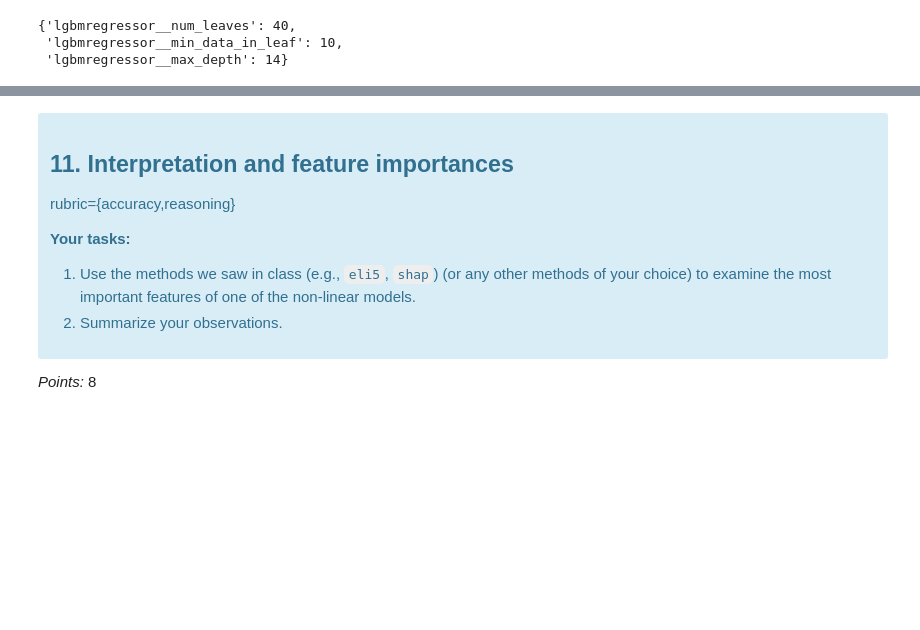
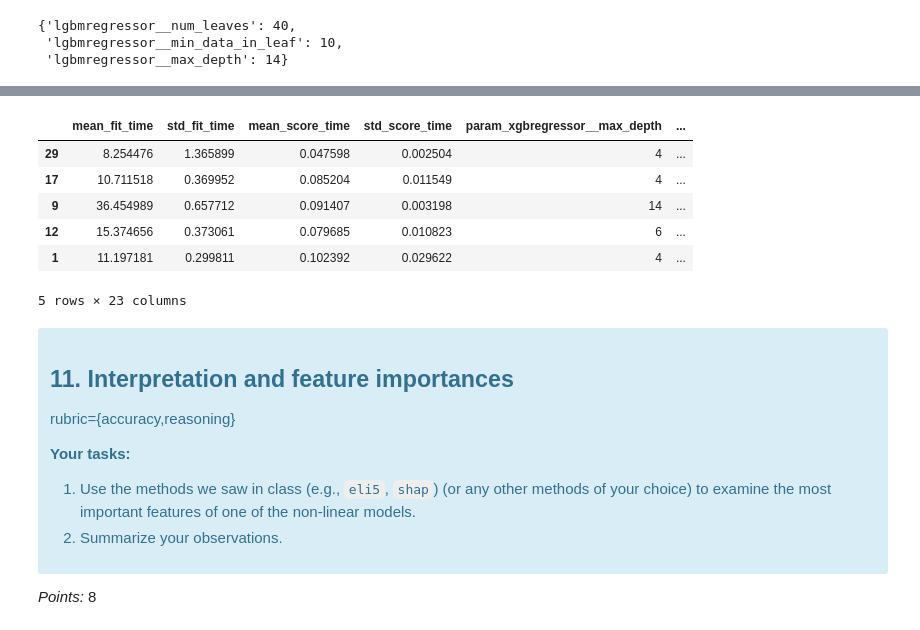
Before and after one commit to UBC-MDS/lab4_bnb_morris_eric, a Jupyter notebook: lab4.ipynb, the cells around one changed output, grey strips where cells are left out. Saved outputs shown, nothing was run; the diff lists cells and outputs as text; code cells hidden in the pictures; blank space fills up the shorter version.

```diff
--- a/lab4.ipynb
+++ b/lab4.ipynb
@@ -615,0 +618,10 @@ random_search_lgbm.best_params_
+# %%
+param_grid = {
+    "xgbregressor__learning_rate": [0.1, 0.3, 0.5, 0.7, 0.9],
+    "xgbregressor__gamma": 10.0 ** np.arange(-3, 3, 1),
+    "xgbregressor__max_depth": 2 * np.arange(1, 8, 1)
+}
+random_search_xgb = RandomizedSearchCV(
+    pipe_xgb, param_grid, n_iter=30, cv=5, n_jobs=-1, return_train_score=True, random_state=573
+)
+random_search_xgb.fit(X_train, y_train)
@@ -616,3 +646,13 @@ random_search_lgbm.best_params_
+# %%
+pd.DataFrame(random_search_xgb.cv_results_).sort_values(by="rank_test_score").head()
+# %% [output]
+|  | mean_fit_time | std_fit_time | mean_score_time | std_score_time | param_xgbregressor__max_depth | ... |
+| 29 | 8.254476 | 1.365899 | 0.047598 | 0.002504 | 4 | ... |
+| 17 | 10.711518 | 0.369952 | 0.085204 | 0.011549 | 4 | ... |
+| 9 | 36.454989 | 0.657712 | 0.091407 | 0.003198 | 14 | ... |
+| 12 | 15.374656 | 0.373061 | 0.079685 | 0.010823 | 6 | ... |
+| 1 | 11.197181 | 0.299811 | 0.102392 | 0.029622 | 4 | ... |
+5 rows × 23 columns
 # %% [markdown]
 <!-- END QUESTION -->
 
```
Also changed, not shown: parts of 4 cells of this notebook.
